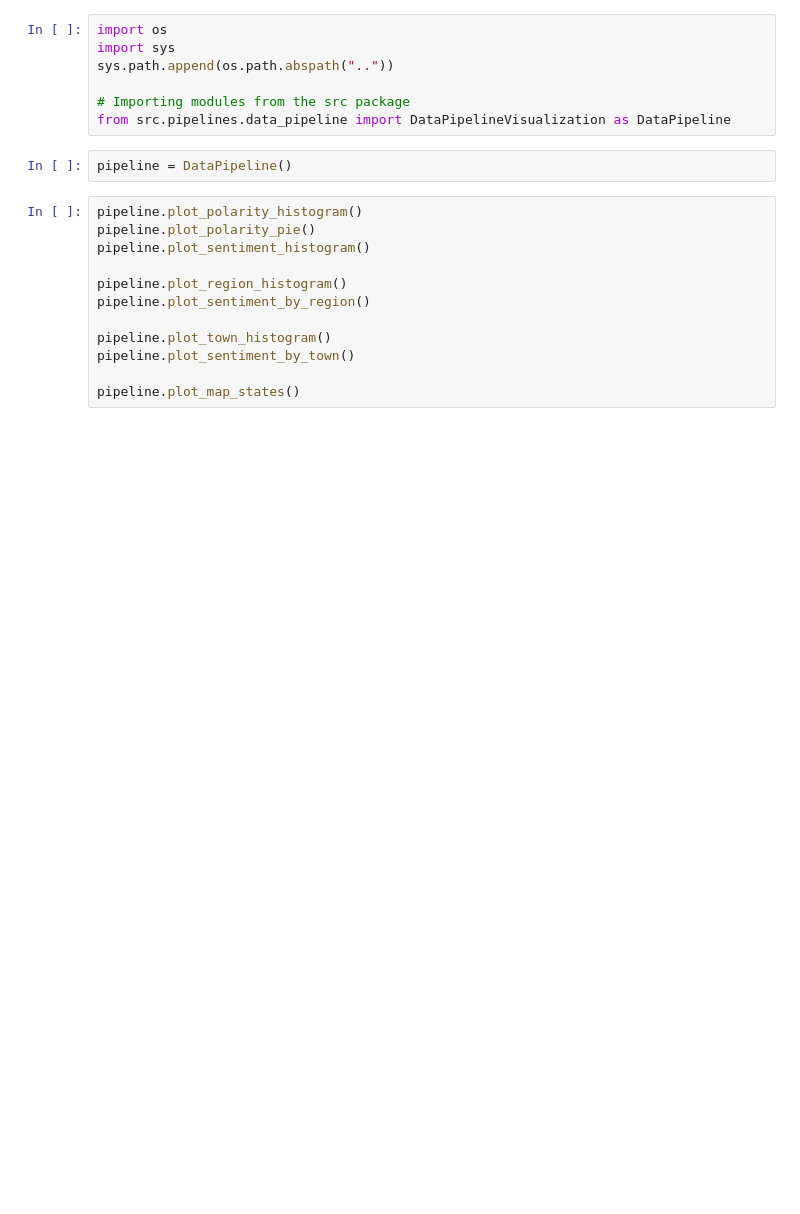
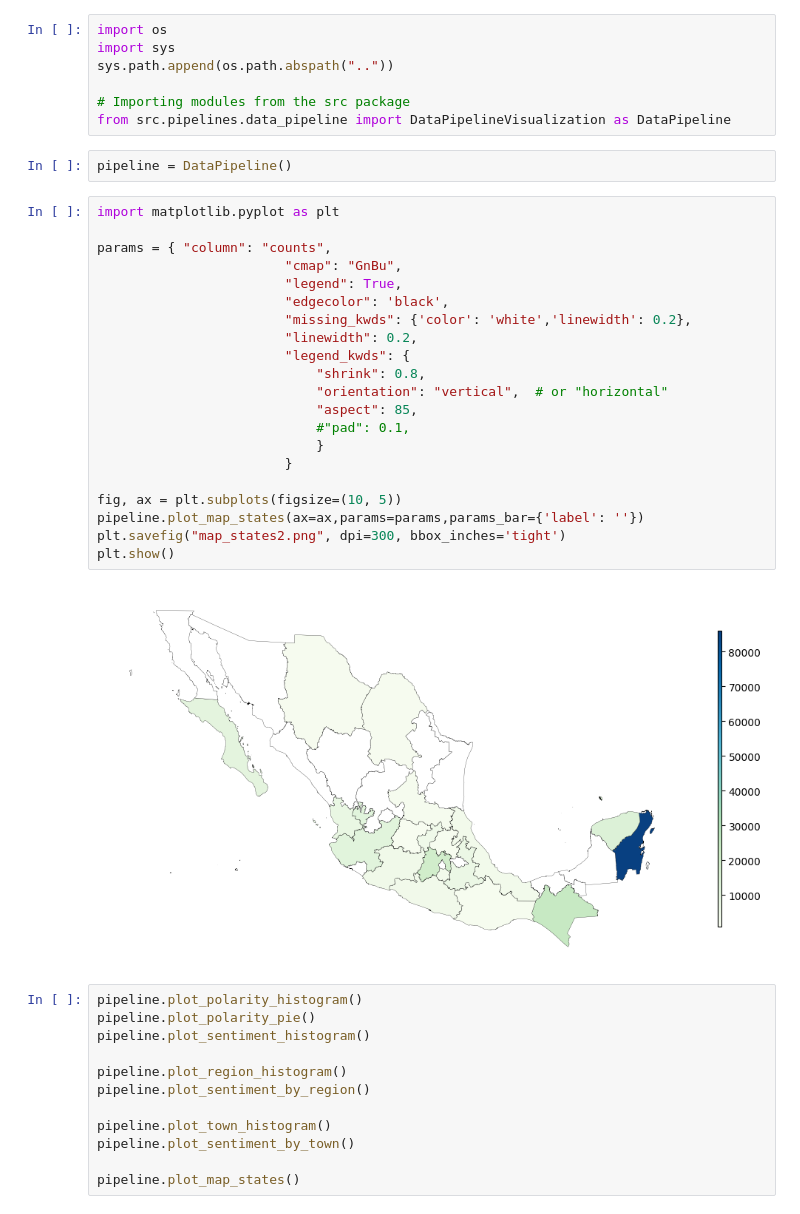
Before and after one commit to edserranoc/NLP_Rest_Mex2025, a Jupyter notebook: notebooks/exploratoryAnalysis.ipynb, the cells around one changed output. Drawn from its saved outputs; the diff is of its cells as text; blank space fills up the shorter version.

```diff
--- a/notebooks/plots.ipynb
+++ b/notebooks/exploratoryAnalysis.ipynb
@@ -7,6 +7,29 @@ sys.path.append(os.path.abspath(".."))
 from src.pipelines.data_pipeline import DataPipelineVisualization as DataPipeline
 # %%
 pipeline = DataPipeline()
+# %%
+import matplotlib.pyplot as plt
+
+params = { "column": "counts",
+                        "cmap": "GnBu",
+                        "legend": True,
+                        "edgecolor": 'black',
+                        "missing_kwds": {'color': 'white','linewidth': 0.2},
+                        "linewidth": 0.2,
+                        "legend_kwds": {
+                            "shrink": 0.8,
+                            "orientation": "vertical",  # or "horizontal"
+                            "aspect": 85,
+                            #"pad": 0.1,
+                            }
+                        }
+
+fig, ax = plt.subplots(figsize=(10, 5))
+pipeline.plot_map_states(ax=ax,params=params,params_bar={'label': ''})
+plt.savefig("map_states2.png", dpi=300, bbox_inches='tight')
+plt.show()
+# %% [output]
+[figure, added]
 # %%
 pipeline.plot_polarity_histogram()
 pipeline.plot_polarity_pie()
```
Also changed, not shown: 7 other files.
